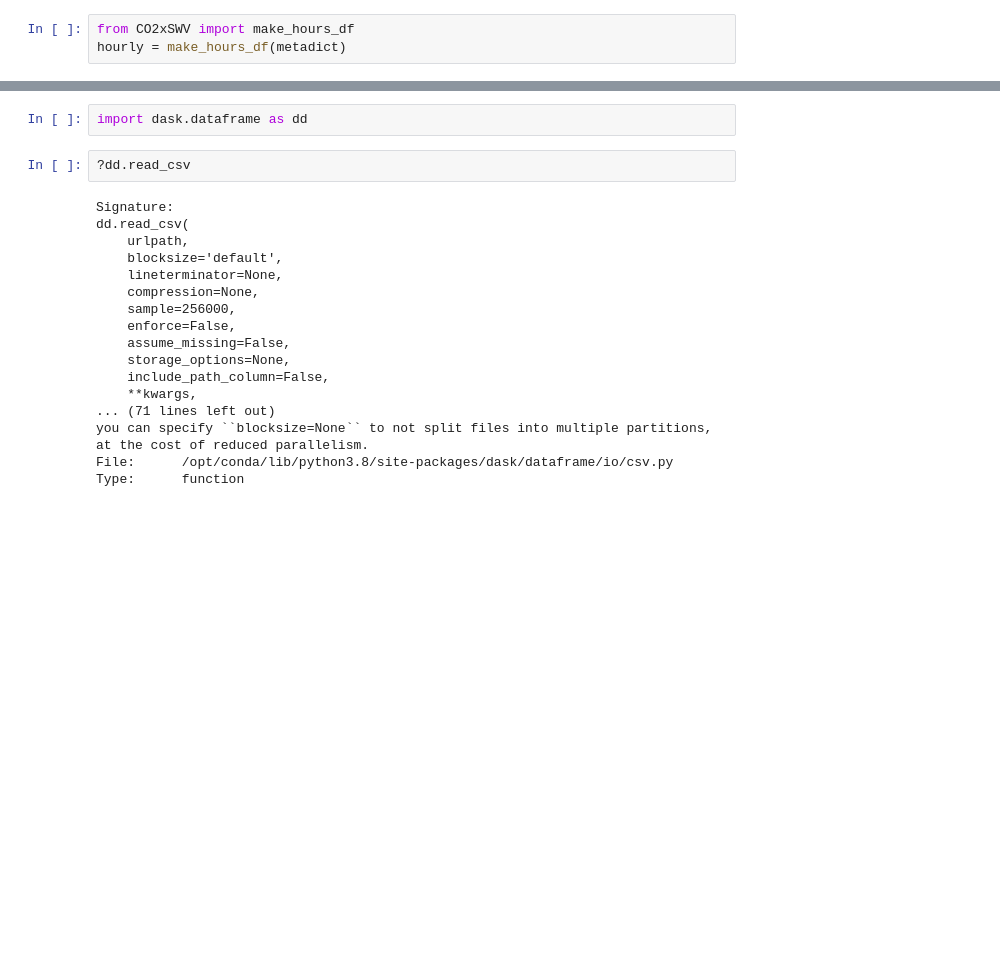
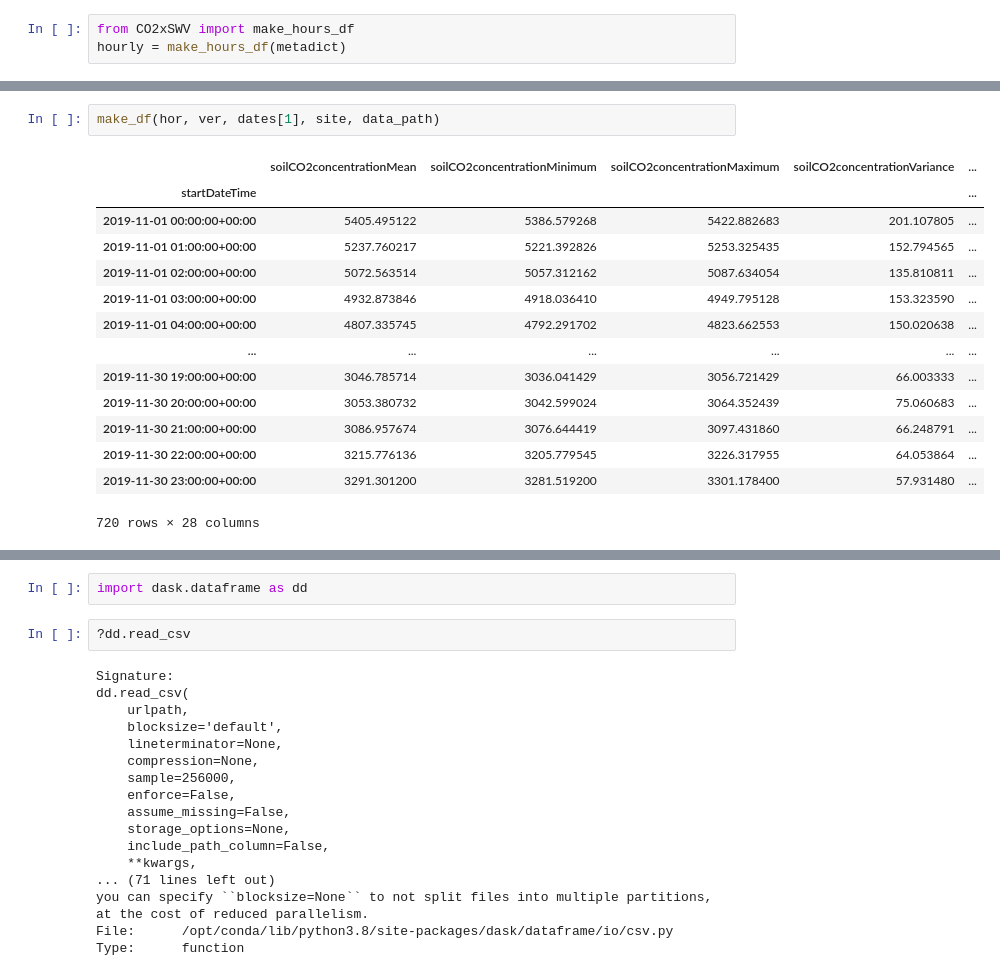
Before and after one commit to kulpojke/CO2xSWV, a Jupyter notebook: CO2xSWV.ipynb, the cells around one changed output, grey strips where cells are left out. Saved outputs shown, nothing was run; the diff lists cells and outputs as text; blank space fills up the shorter version.

```diff
--- a/CO2xSWV.ipynb
+++ b/CO2xSWV.ipynb
@@ -64,0 +313,17 @@ def make_df_for_horver(hor, ver, dates, site, data_path):
+# %%
+make_df(hor, ver, dates[1], site, data_path)
+# %% [output]
+|  | soilCO2concentrationMean | soilCO2concentrationMinimum | soilCO2concentrationMaximum | soilCO2concentrationVariance | ... |
+| startDateTime |  |  |  |  | ... |
+| 2019-11-01 00:00:00+00:00 | 5405.495122 | 5386.579268 | 5422.882683 | 201.107805 | ... |
+| 2019-11-01 01:00:00+00:00 | 5237.760217 | 5221.392826 | 5253.325435 | 152.794565 | ... |
+| 2019-11-01 02:00:00+00:00 | 5072.563514 | 5057.312162 | 5087.634054 | 135.810811 | ... |
+| 2019-11-01 03:00:00+00:00 | 4932.873846 | 4918.036410 | 4949.795128 | 153.323590 | ... |
+| 2019-11-01 04:00:00+00:00 | 4807.335745 | 4792.291702 | 4823.662553 | 150.020638 | ... |
+| ... | ... | ... | ... | ... | ... |
+| 2019-11-30 19:00:00+00:00 | 3046.785714 | 3036.041429 | 3056.721429 | 66.003333 | ... |
+| 2019-11-30 20:00:00+00:00 | 3053.380732 | 3042.599024 | 3064.352439 | 75.060683 | ... |
+| 2019-11-30 21:00:00+00:00 | 3086.957674 | 3076.644419 | 3097.431860 | 66.248791 | ... |
+| 2019-11-30 22:00:00+00:00 | 3215.776136 | 3205.779545 | 3226.317955 | 64.053864 | ... |
+| 2019-11-30 23:00:00+00:00 | 3291.301200 | 3281.519200 | 3301.178400 | 57.931480 | ... |
+720 rows × 28 columns
```
Also changed, not shown: parts of 23 cells of this notebook.
